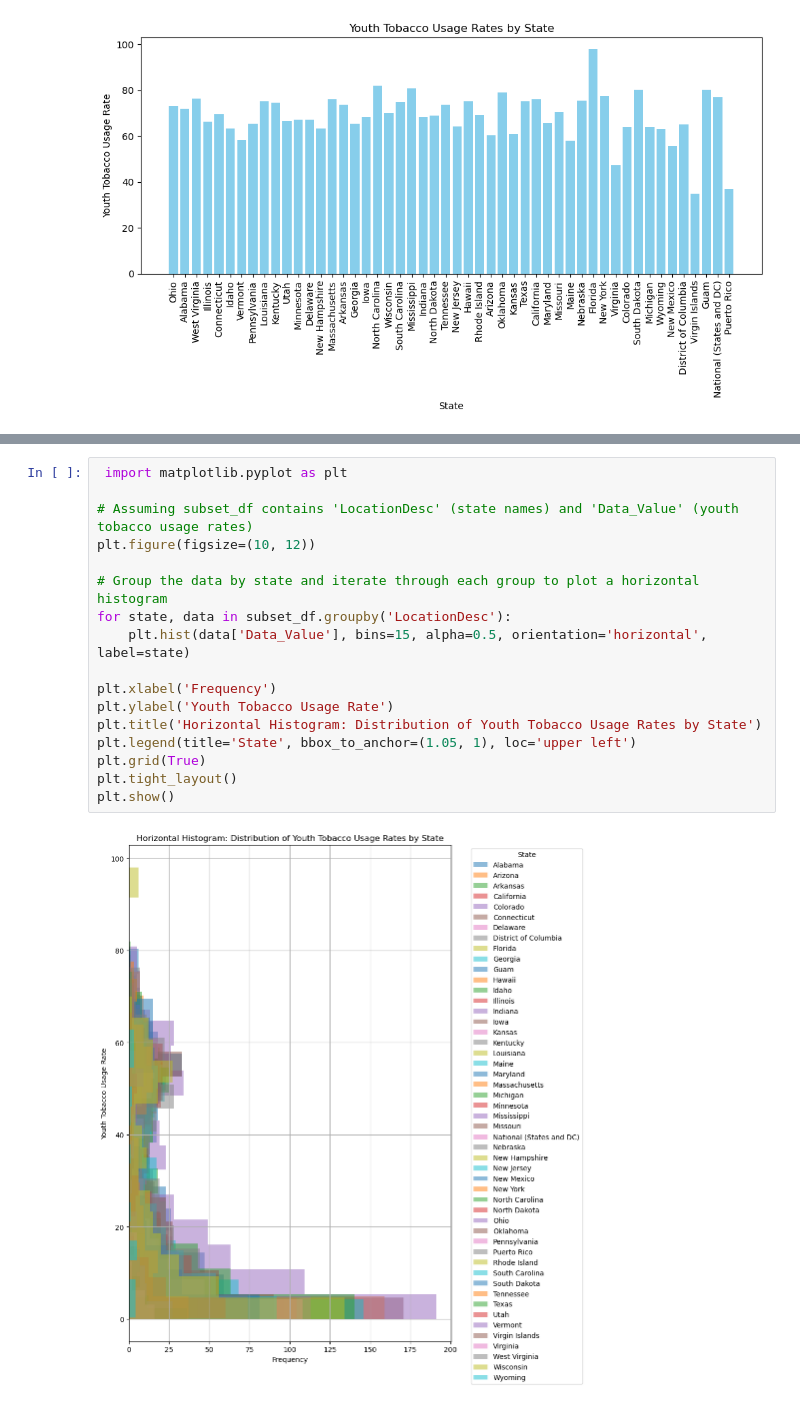
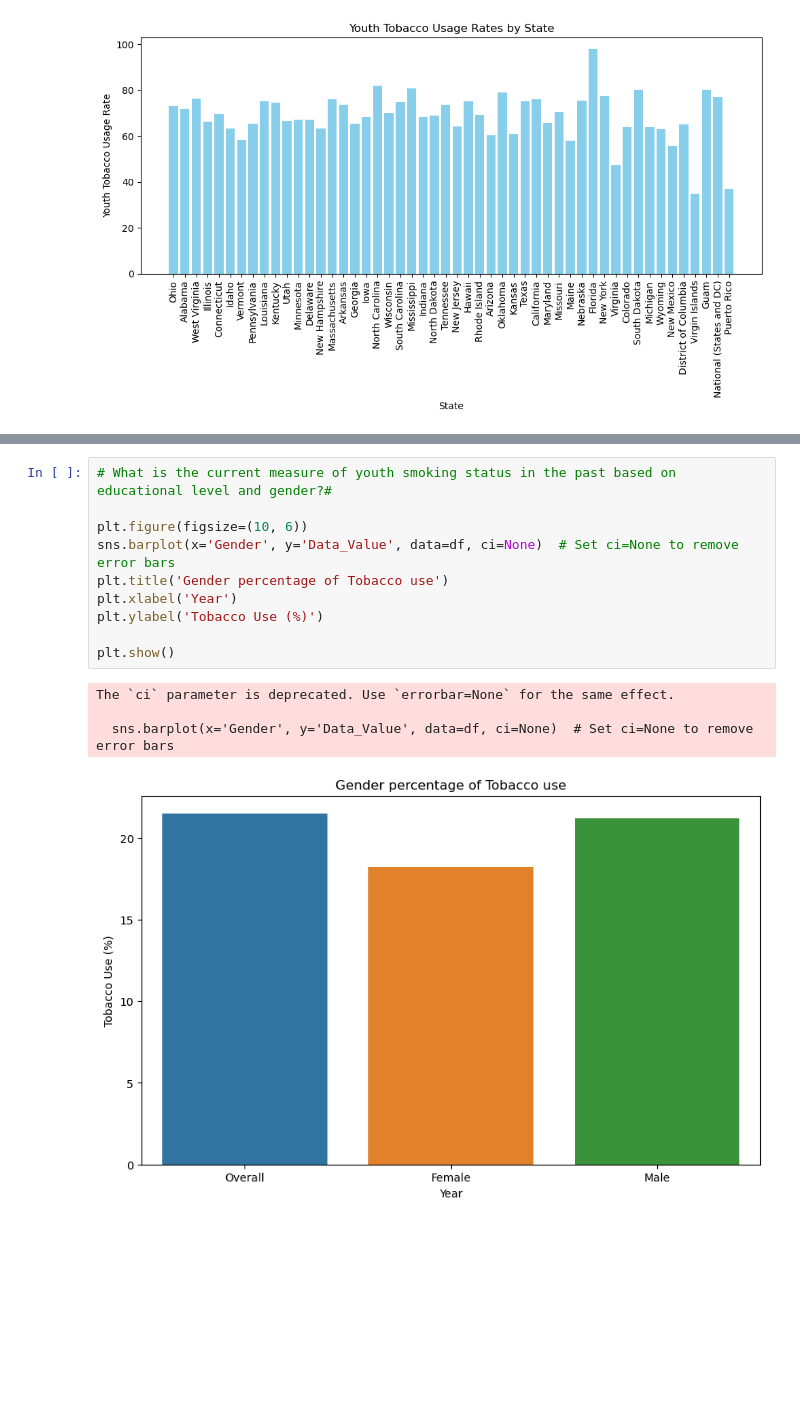
Before and after one commit to Lovelourdie/Project1_DataViz, a Jupyter notebook: clean_data.ipynb, the cells around one changed output, grey strips where cells are left out. Saved outputs shown, nothing was run; the diff lists cells and outputs as text; blank space fills up the shorter version.

```diff
--- a/clean_data.ipynb
+++ b/clean_data.ipynb
@@ -281,19 +286,15 @@ plt.show()
-# %%
- import matplotlib.pyplot as plt
-
-# Assuming subset_df contains 'LocationDesc' (state names) and 'Data_Value' (youth tobacco usage rates)
-plt.figure(figsize=(10, 12))
-
-# Group the data by state and iterate through each group to plot a horizontal histogram
-for state, data in subset_df.groupby('LocationDesc'):
-    plt.hist(data['Data_Value'], bins=15, alpha=0.5, orientation='horizontal', label=state)
-
-plt.xlabel('Frequency')
-plt.ylabel('Youth Tobacco Usage Rate')
-plt.title('Horizontal Histogram: Distribution of Youth Tobacco Usage Rates by State')
-plt.legend(title='State', bbox_to_anchor=(1.05, 1), loc='upper left')
-plt.grid(True)
-plt.tight_layout()
-plt.show()
-# %% [output]
-[figure, removed]
+# %%
+# What is the current measure of youth smoking status in the past based on educational level and gender?#
+
+plt.figure(figsize=(10, 6))
+sns.barplot(x='Gender', y='Data_Value', data=df, ci=None)  # Set ci=None to remove error bars
+plt.title('Gender percentage of Tobacco use')
+plt.xlabel('Year')
+plt.ylabel('Tobacco Use (%)')
+
+plt.show()
+# %% [output]
+The `ci` parameter is deprecated. Use `errorbar=None` for the same effect.
+
+  sns.barplot(x='Gender', y='Data_Value', data=df, ci=None)  # Set ci=None to remove error bars
+[figure, added]
```
Also changed, not shown: parts of 5 cells of this notebook.
